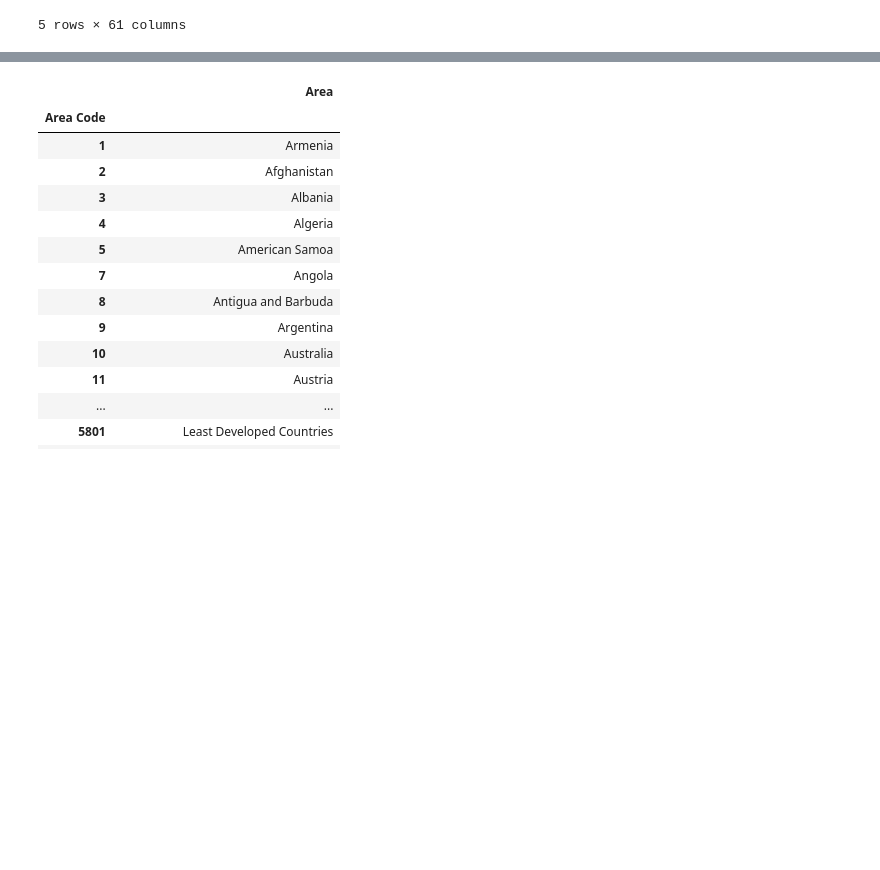
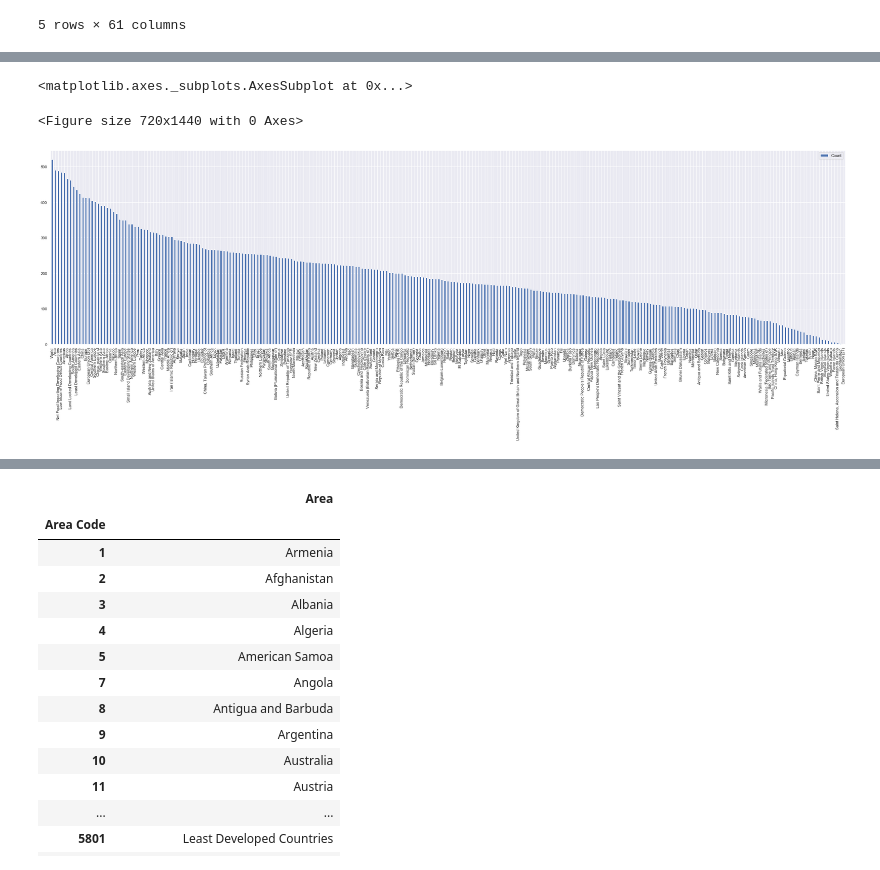
Before and after one commit to sidharrth2002/crops-and-caffeine, a Jupyter notebook: crops.ipynb, the cells around one changed output, grey strips where cells are left out. Saved outputs shown, nothing was run; the diff lists cells and outputs as text; code cells hidden in the pictures; blank space fills up the shorter version.

```diff
--- a/crops.ipynb
+++ b/crops.ipynb
@@ -28,0 +65,13 @@ raw.head()
+# %%
+plt.figure(figsize=(10,20))
+# sns.boxplot(raw['Area'].value_counts())
+
+locationCounts = pd.DataFrame(raw['Area'].value_counts())
+locationCounts.columns = ['Count']
+locationCounts.reset_index()
+locationCounts.plot.bar(figsize=(40,10))
+# sns.boxplot(x=locationCounts.index, y='Count', width=0.15, data=locationCounts)
+# %% [output]
+<matplotlib.axes._subplots.AxesSubplot at 0x...>
+<Figure size 720x1440 with 0 Axes>
+[figure, added]
```
Also changed, not shown: parts of 20 cells of this notebook, 4 other files.
